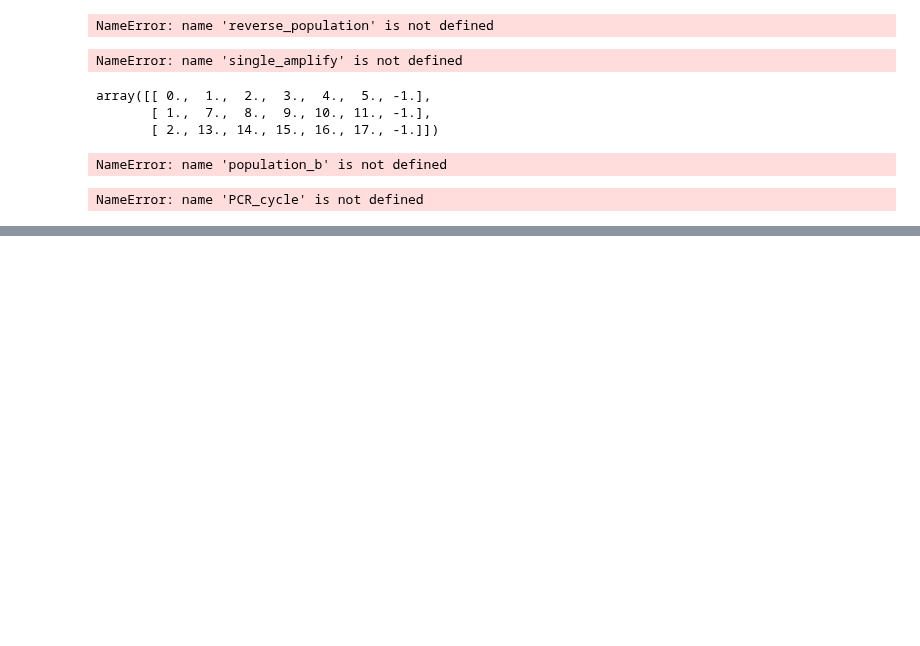
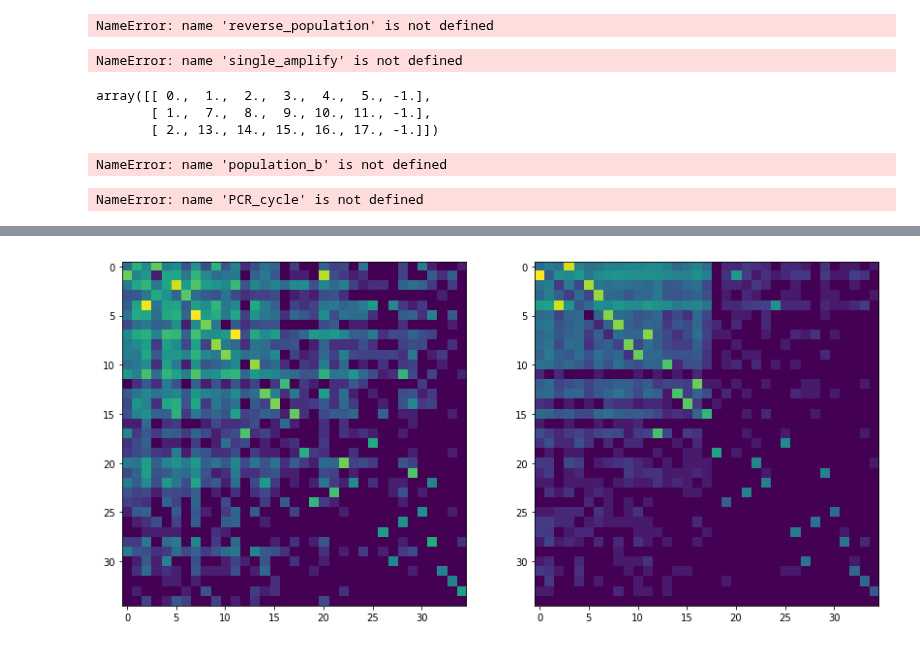
Before and after one commit to rykachevskiy/CRISPR, a Jupyter notebook: Probabilistic_model/default_ver2.ipynb, the cells around one changed output, grey strips where cells are left out. Drawn from its saved outputs; the diff is of its cells as text; code cells hidden in the pictures; blank space fills up the shorter version.

```diff
--- a/Probabilistic_model/default_ver2.ipynb
+++ b/Probabilistic_model/default_ver2.ipynb
@@ -346,0 +316,9 @@ A Jupyter Widget
+# %%
+gr = pairs_to_graph(all_pairs, 35)
+# %%
+tr_gr_3 = np.load("../../data/graphs/ES3_22.npy")[:35,:35].astype(int)
+tr_gr_4 = np.load("../../data/graphs/ES4_22.npy")[:35,:35].astype(int)
+# %%
+plot_grs(gr, tr_gr_3, s = 14, log=1)
+# %% [output]
+[figure, added]
```
Also changed, not shown: parts of 24 cells of this notebook, 54 other files.
